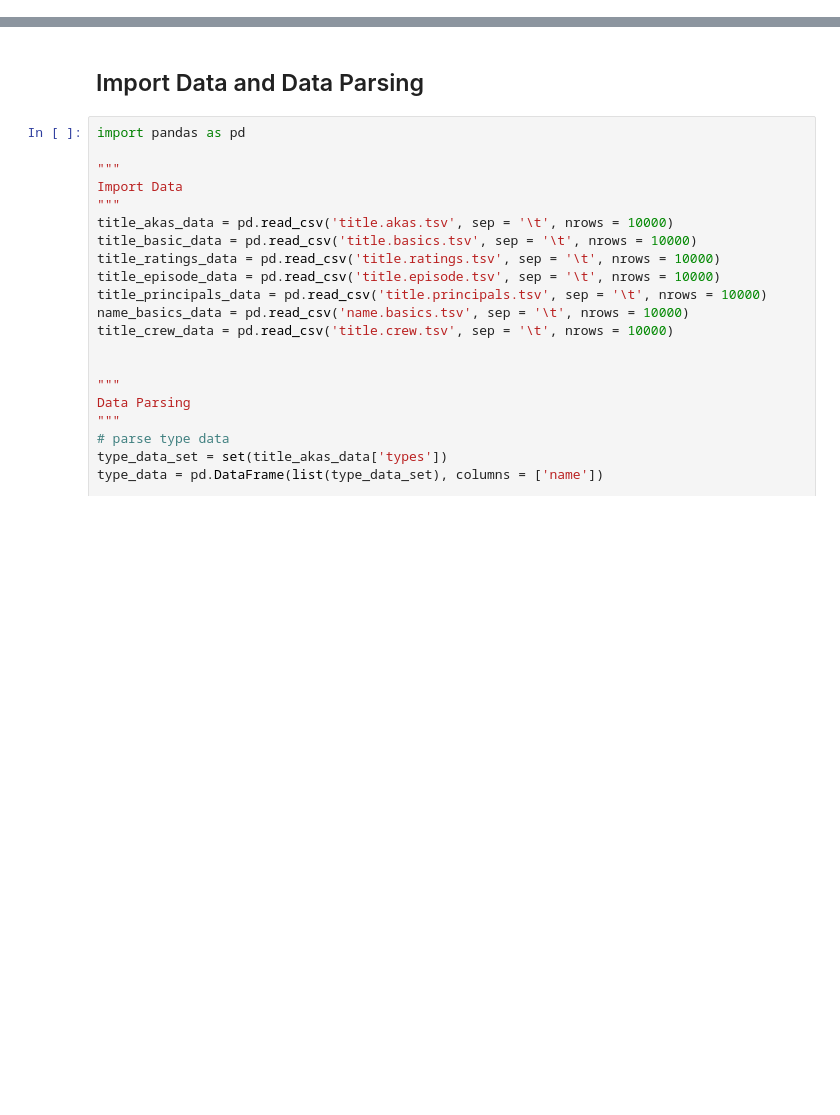
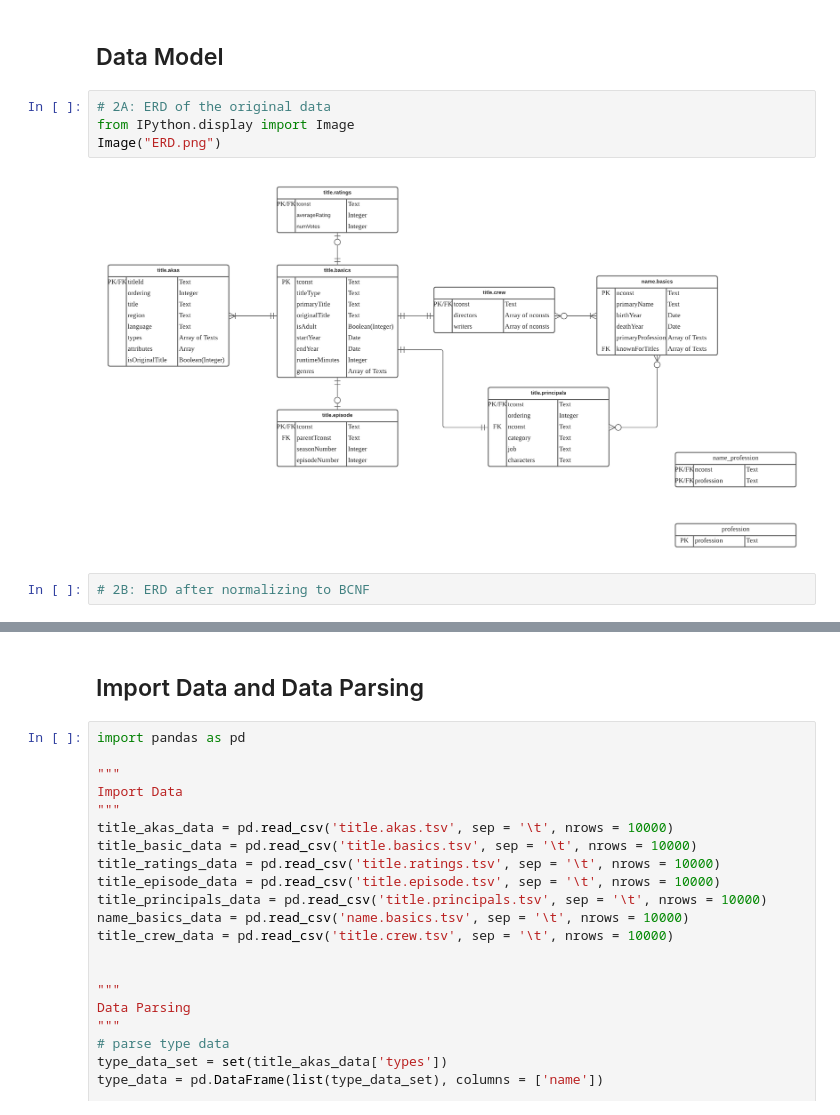
Before and after one commit to angelsophia1/Practicum2, a Jupyter notebook: practicum.ipynb, the cells around one changed output, grey strips where cells are left out. Saved outputs shown, nothing was run; the diff lists cells and outputs as text; blank space fills up the shorter version.

```diff
--- a/practicum.ipynb
+++ b/practicum.ipynb
@@ -0,0 +1,10 @@
+# %% [markdown]
+## Data Model
+# %%
+# 2A: ERD of the original data
+from IPython.display import Image
+Image("ERD.png")
+# %% [output]
+[figure, added]
+# %%
+# 2B: ERD after normalizing to BCNF
```
Also changed, not shown: parts of 11 cells of this notebook, 3 other files.
